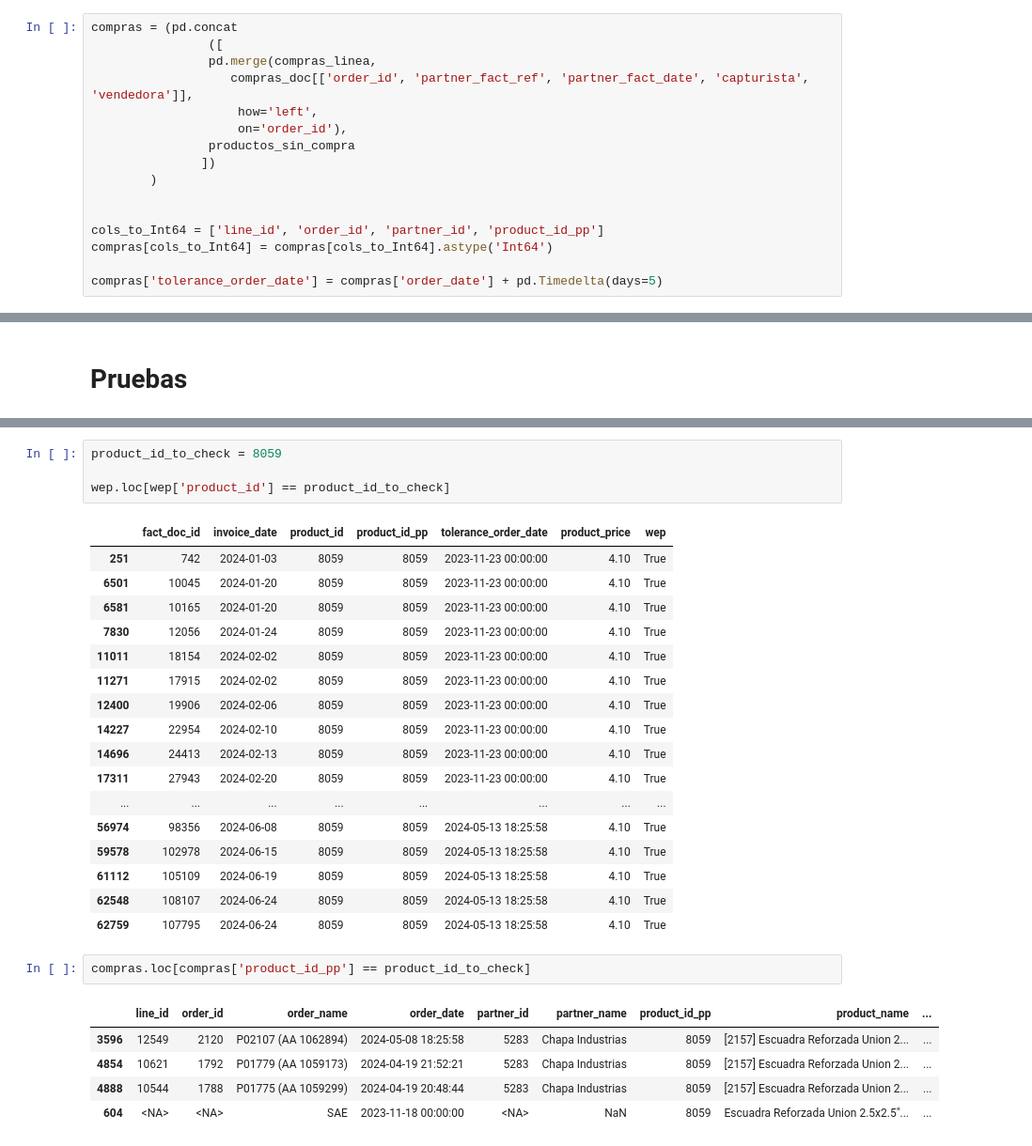
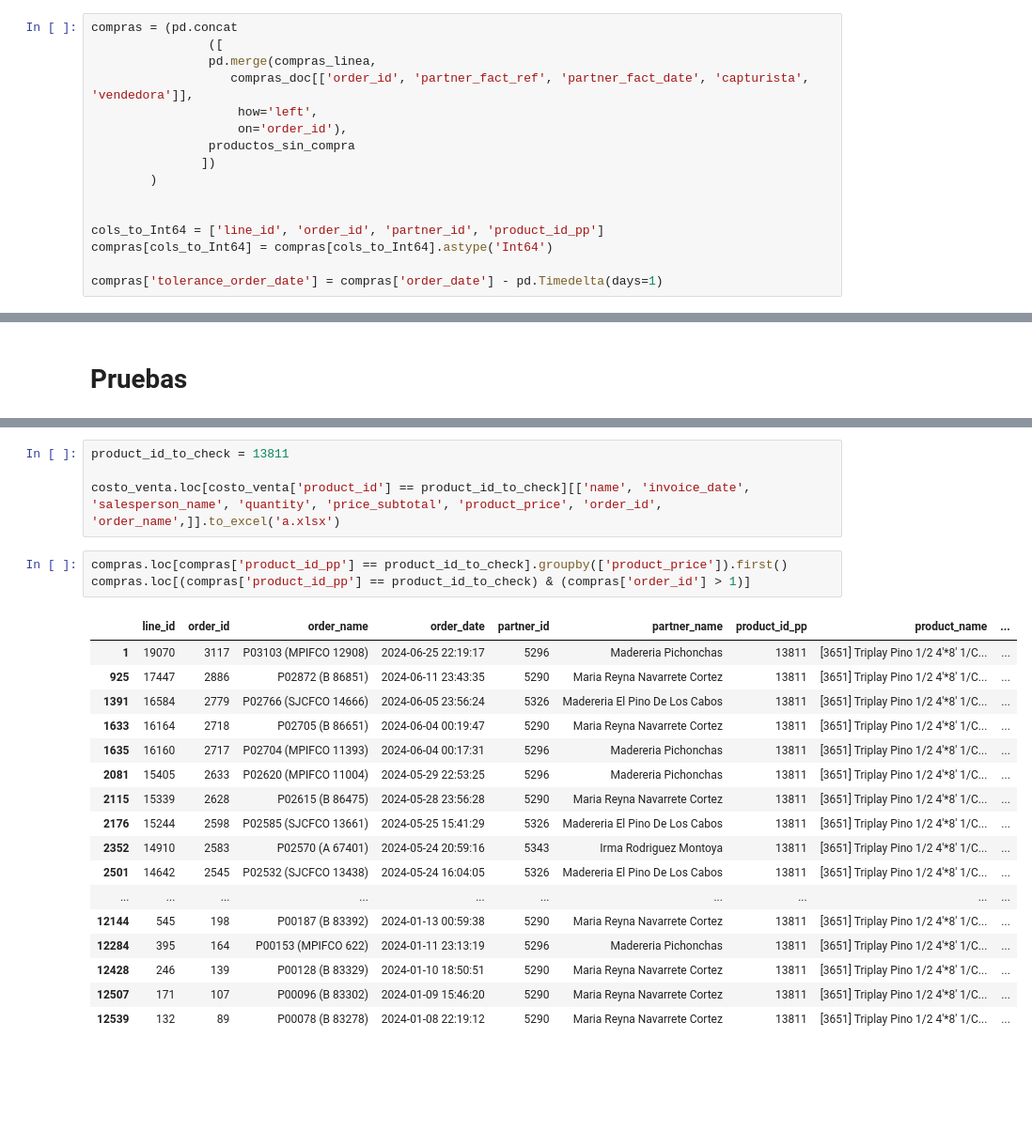
Before and after one commit to ecostichp/odoo_comisiones, a Jupyter notebook: comisiones/algoritmos/algoritmo_costo_de_venta_func.ipynb, the cells around one changed output, grey strips where cells are left out. Shown: that part at 94% size. Drawn from its saved outputs; the diff is of its cells as text; blank space fills up the shorter version.

```diff
--- a/comisiones/algoritmos/algoritmo_costo_de_venta_func.ipynb
+++ b/comisiones/algoritmos/algoritmo_costo_de_venta_func.ipynb
@@ -111,4 +113,4 @@ compras = (pd.concat
 cols_to_Int64 = ['line_id', 'order_id', 'partner_id', 'product_id_pp']
 compras[cols_to_Int64] = compras[cols_to_Int64].astype('Int64')
 
-compras['tolerance_order_date'] = compras['order_date'] + pd.Timedelta(days=5)
+compras['tolerance_order_date'] = compras['order_date'] - pd.Timedelta(days=1)
@@ -181,30 +176,25 @@ wep
-# %%
-product_id_to_check = 8059
-
-wep.loc[wep['product_id'] == product_id_to_check]
-# %% [output]
-|  | fact_doc_id | invoice_date | product_id | product_id_pp | tolerance_order_date | product_price | wep |
-| 251 | 742 | 2024-01-03 | 8059 | 8059 | 2023-11-23 00:00:00 | 4.10 | True |
-| 6501 | 10045 | 2024-01-20 | 8059 | 8059 | 2023-11-23 00:00:00 | 4.10 | True |
-| 6581 | 10165 | 2024-01-20 | 8059 | 8059 | 2023-11-23 00:00:00 | 4.10 | True |
-| 7830 | 12056 | 2024-01-24 | 8059 | 8059 | 2023-11-23 00:00:00 | 4.10 | True |
-| 11011 | 18154 | 2024-02-02 | 8059 | 8059 | 2023-11-23 00:00:00 | 4.10 | True |
-| 11271 | 17915 | 2024-02-02 | 8059 | 8059 | 2023-11-23 00:00:00 | 4.10 | True |
-| 12400 | 19906 | 2024-02-06 | 8059 | 8059 | 2023-11-23 00:00:00 | 4.10 | True |
-| 14227 | 22954 | 2024-02-10 | 8059 | 8059 | 2023-11-23 00:00:00 | 4.10 | True |
-| 14696 | 24413 | 2024-02-13 | 8059 | 8059 | 2023-11-23 00:00:00 | 4.10 | True |
-| 17311 | 27943 | 2024-02-20 | 8059 | 8059 | 2023-11-23 00:00:00 | 4.10 | True |
-| ... | ... | ... | ... | ... | ... | ... | ... |
-| 56974 | 98356 | 2024-06-08 | 8059 | 8059 | 2024-05-13 18:25:58 | 4.10 | True |
-| 59578 | 102978 | 2024-06-15 | 8059 | 8059 | 2024-05-13 18:25:58 | 4.10 | True |
-| 61112 | 105109 | 2024-06-19 | 8059 | 8059 | 2024-05-13 18:25:58 | 4.10 | True |
-| 62548 | 108107 | 2024-06-24 | 8059 | 8059 | 2024-05-13 18:25:58 | 4.10 | True |
-| 62759 | 107795 | 2024-06-24 | 8059 | 8059 | 2024-05-13 18:25:58 | 4.10 | True |
+# %%
+product_id_to_check = 13811
+
+costo_venta.loc[costo_venta['product_id'] == product_id_to_check][['name', 'invoice_date', 'salesperson_name', 'quantity', 'price_subtotal', 'product_price', 'order_id', 'order_name',]].to_excel('a.xlsx')
 # %%
-compras.loc[compras['product_id_pp'] == product_id_to_check]
+compras.loc[compras['product_id_pp'] == product_id_to_check].groupby(['product_price']).first()
+compras.loc[(compras['product_id_pp'] == product_id_to_check) & (compras['order_id'] > 1)]
 # %% [output]
 |  | line_id | order_id | order_name | order_date | partner_id | partner_name | product_id_pp | product_name | ... |
-| 3596 | 12549 | 2120 | P02107 (AA 1062894) | 2024-05-08 18:25:58 | 5283 | Chapa Industrias | 8059 | [2157] Escuadra Reforzada Union 2... | ... |
-| 4854 | 10621 | 1792 | P01779 (AA 1059173) | 2024-04-19 21:52:21 | 5283 | Chapa Industrias | 8059 | [2157] Escuadra Reforzada Union 2... | ... |
-| 4888 | 10544 | 1788 | P01775 (AA 1059299) | 2024-04-19 20:48:44 | 5283 | Chapa Industrias | 8059 | [2157] Escuadra Reforzada Union 2... | ... |
-| 604 | <NA> | <NA> | SAE | 2023-11-18 00:00:00 | <NA> | NaN | 8059 | Escuadra Reforzada Union 2.5x2.5"... | ... |
+| 1 | 19070 | 3117 | P03103 (MPIFCO 12908) | 2024-06-25 22:19:17 | 5296 | Madereria Pichonchas | 13811 | [3651] Triplay Pino 1/2 4'*8' 1/C... | ... |
+| 925 | 17447 | 2886 | P02872 (B 86851) | 2024-06-11 23:43:35 | 5290 | Maria Reyna Navarrete Cortez | 13811 | [3651] Triplay Pino 1/2 4'*8' 1/C... | ... |
+| 1391 | 16584 | 2779 | P02766 (SJCFCO 14666) | 2024-06-05 23:56:24 | 5326 | Madereria El Pino De Los Cabos | 13811 | [3651] Triplay Pino 1/2 4'*8' 1/C... | ... |
+| 1633 | 16164 | 2718 | P02705 (B 86651) | 2024-06-04 00:19:47 | 5290 | Maria Reyna Navarrete Cortez | 13811 | [3651] Triplay Pino 1/2 4'*8' 1/C... | ... |
+| 1635 | 16160 | 2717 | P02704 (MPIFCO 11393) | 2024-06-04 00:17:31 | 5296 | Madereria Pichonchas | 13811 | [3651] Triplay Pino 1/2 4'*8' 1/C... | ... |
+| 2081 | 15405 | 2633 | P02620 (MPIFCO 11004) | 2024-05-29 22:53:25 | 5296 | Madereria Pichonchas | 13811 | [3651] Triplay Pino 1/2 4'*8' 1/C... | ... |
+| 2115 | 15339 | 2628 | P02615 (B 86475) | 2024-05-28 23:56:28 | 5290 | Maria Reyna Navarrete Cortez | 13811 | [3651] Triplay Pino 1/2 4'*8' 1/C... | ... |
+| 2176 | 15244 | 2598 | P02585 (SJCFCO 13661) | 2024-05-25 15:41:29 | 5326 | Madereria El Pino De Los Cabos | 13811 | [3651] Triplay Pino 1/2 4'*8' 1/C... | ... |
+| 2352 | 14910 | 2583 | P02570 (A 67401) | 2024-05-24 20:59:16 | 5343 | Irma Rodriguez Montoya | 13811 | [3651] Triplay Pino 1/2 4'*8' 1/C... | ... |
+| 2501 | 14642 | 2545 | P02532 (SJCFCO 13438) | 2024-05-24 16:04:05 | 5326 | Madereria El Pino De Los Cabos | 13811 | [3651] Triplay Pino 1/2 4'*8' 1/C... | ... |
+| ... | ... | ... | ... | ... | ... | ... | ... | ... | ... |
+| 12144 | 545 | 198 | P00187 (B 83392) | 2024-01-13 00:59:38 | 5290 | Maria Reyna Navarrete Cortez | 13811 | [3651] Triplay Pino 1/2 4'*8' 1/C... | ... |
+| 12284 | 395 | 164 | P00153 (MPIFCO 622) | 2024-01-11 23:13:19 | 5296 | Madereria Pichonchas | 13811 | [3651] Triplay Pino 1/2 4'*8' 1/C... | ... |
+| 12428 | 246 | 139 | P00128 (B 83329) | 2024-01-10 18:50:51 | 5290 | Maria Reyna Navarrete Cortez | 13811 | [3651] Triplay Pino 1/2 4'*8' 1/C... | ... |
+| 12507 | 171 | 107 | P00096 (B 83302) | 2024-01-09 15:46:20 | 5290 | Maria Reyna Navarrete Cortez | 13811 | [3651] Triplay Pino 1/2 4'*8' 1/C... | ... |
+| 12539 | 132 | 89 | P00078 (B 83278) | 2024-01-08 22:19:12 | 5290 | Maria Reyna Navarrete Cortez | 13811 | [3651] Triplay Pino 1/2 4'*8' 1/C... | ... |
```
Also changed, not shown: parts of 14 cells of this notebook, 1 other file.
